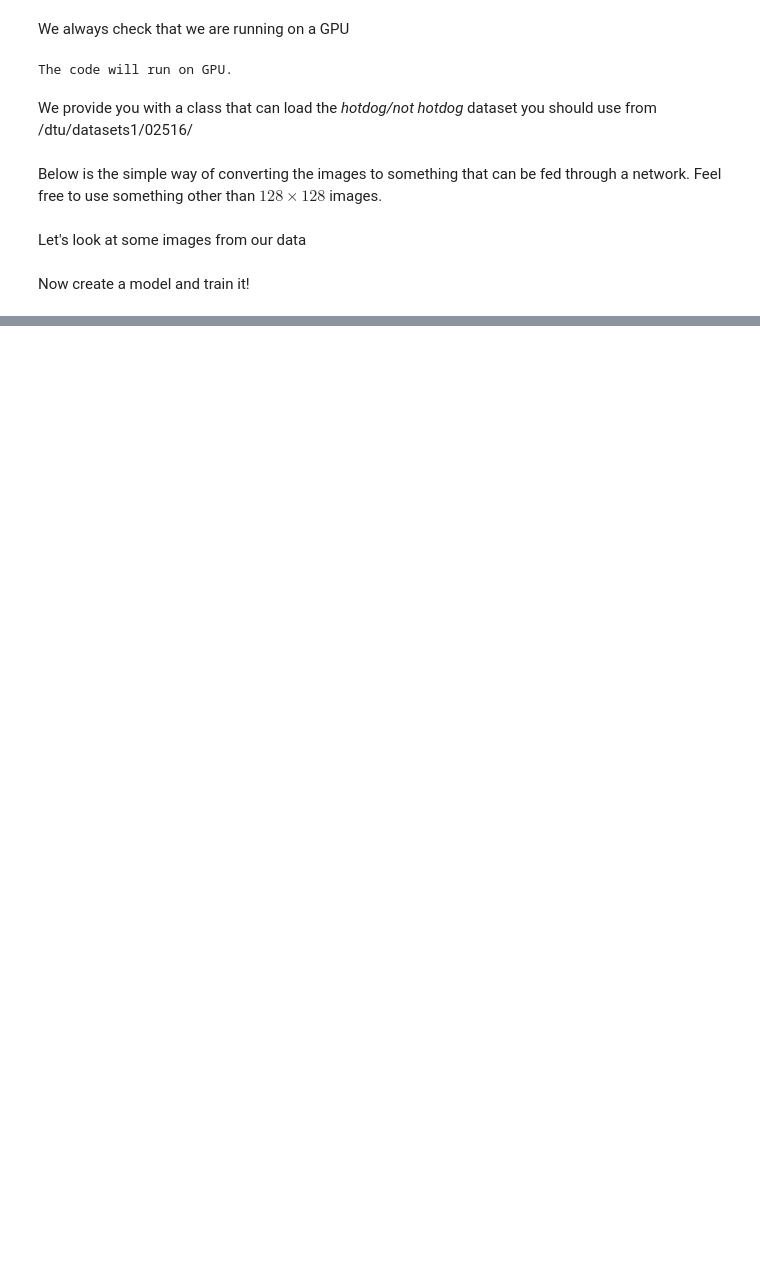
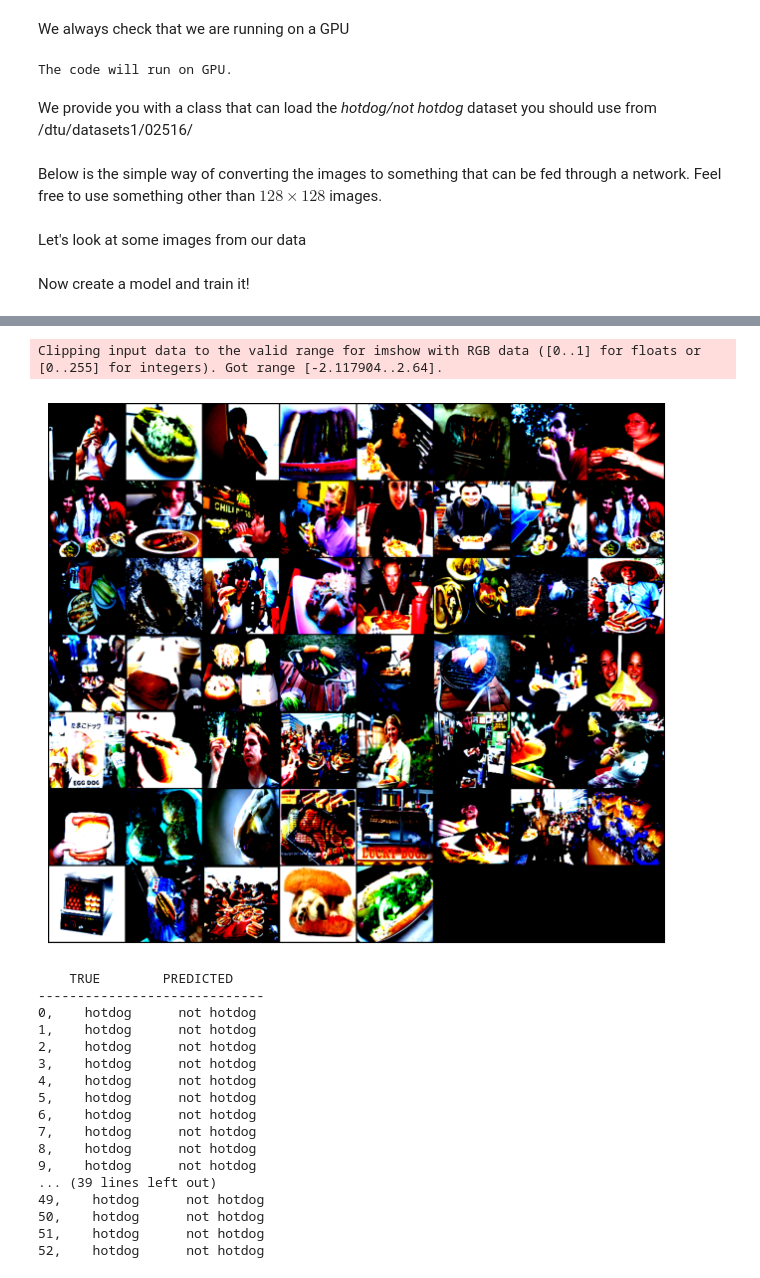
Before and after one commit to rjarvi/IDLCV_23_HotDog, a Jupyter notebook: Rasmus_test/IDLCV_Exercise_1_4_hotdog_Rasmus.ipynb, the cells around one changed output, grey strips where cells are left out. Drawn from its saved outputs; the diff is of its cells as text; code cells hidden in the pictures; blank space fills up the shorter version.

Commit message:
Hotdog files

```diff
--- a/Rasmus_test/IDLCV_Exercise_1_4_hotdog_Rasmus.ipynb
+++ b/Rasmus_test/IDLCV_Exercise_1_4_hotdog_Rasmus.ipynb
@@ -252,0 +266,58 @@ test accuracy:
+# %%
+from torchvision.utils import make_grid
+import seaborn as sns
+torch.cuda.empty_cache()
+def show_image(img):
+    img = img.detach().cpu()
+    # img = img / 2 + 0.5   # unnormalize
+    with sns.axes_style("white"):
+        plt.figure(figsize=(8, 8))
+        plt.imshow(img.permute((1, 2, 0)).numpy())
+        plt.axis('off')
+        plt.show()
+
+testset = Hotdog_NotHotdog(train=False, transform=test_transform)
+test_loader = DataLoader(testset, batch_size=512, shuffle=False)
+
+
+
+model.eval()
+inputs, targets = next(iter(test_loader))
+inputs, targets = inputs.to(device), targets.to(device)
+
+outputs = model(inputs)
+_, predicted = torch.max(outputs.data, 1)
+
+# Remove images that were predicted correctly
+mask = predicted == targets
+inputs = inputs[~mask]
+predicted = predicted[~mask]
+targets = targets[~mask]
+show_image(make_grid(inputs))
+plt.show()
+
+
+print("    TRUE        PREDICTED")
+print("-----------------------------")
+for i, (target, pred) in enumerate(zip(targets, predicted)):
+    print(f"{i}, {['hotdog', 'not hotdog'][target.item()]:^13} {['hotdog', 'not hotdog'][pred.item()]:^13}")
+# %% [output]
+Clipping input data to the valid range for imshow with RGB data ([0..1] for floats or [0..255] for integers). Got range [-2.117904..2.64].
+[figure, added]
+    TRUE        PREDICTED
+-----------------------------
+0,    hotdog      not hotdog
+1,    hotdog      not hotdog
+2,    hotdog      not hotdog
+3,    hotdog      not hotdog
+4,    hotdog      not hotdog
+5,    hotdog      not hotdog
+6,    hotdog      not hotdog
+7,    hotdog      not hotdog
+8,    hotdog      not hotdog
+9,    hotdog      not hotdog
+... (39 lines left out)
+49,    hotdog      not hotdog
+50,    hotdog      not hotdog
+51,    hotdog      not hotdog
+52,    hotdog      not hotdog
```
Also changed, not shown: parts of 10 cells of this notebook, 2 other files.
